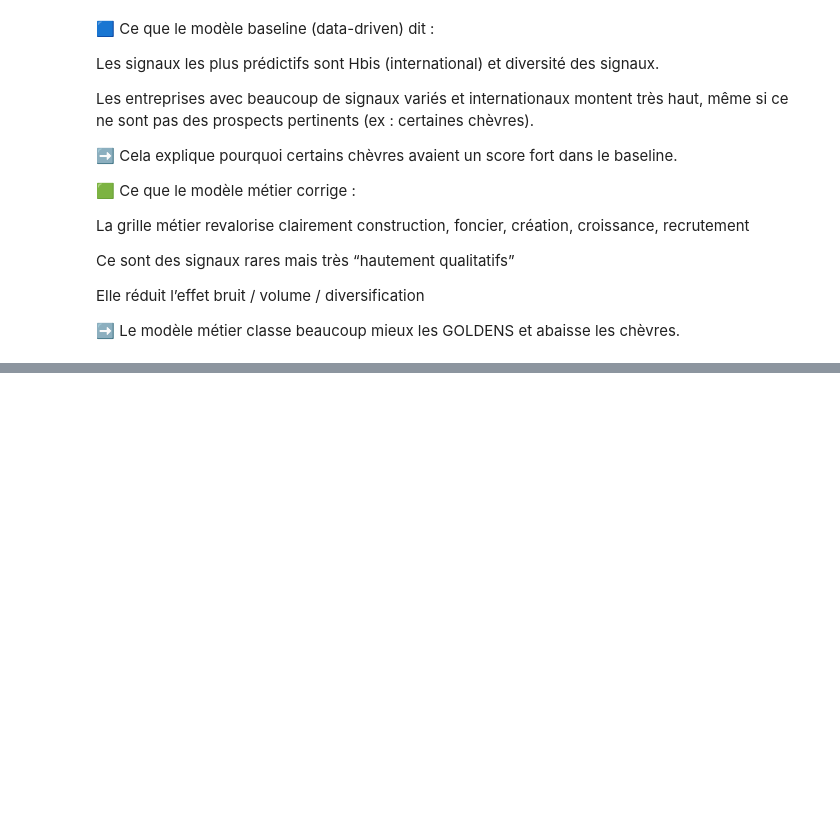
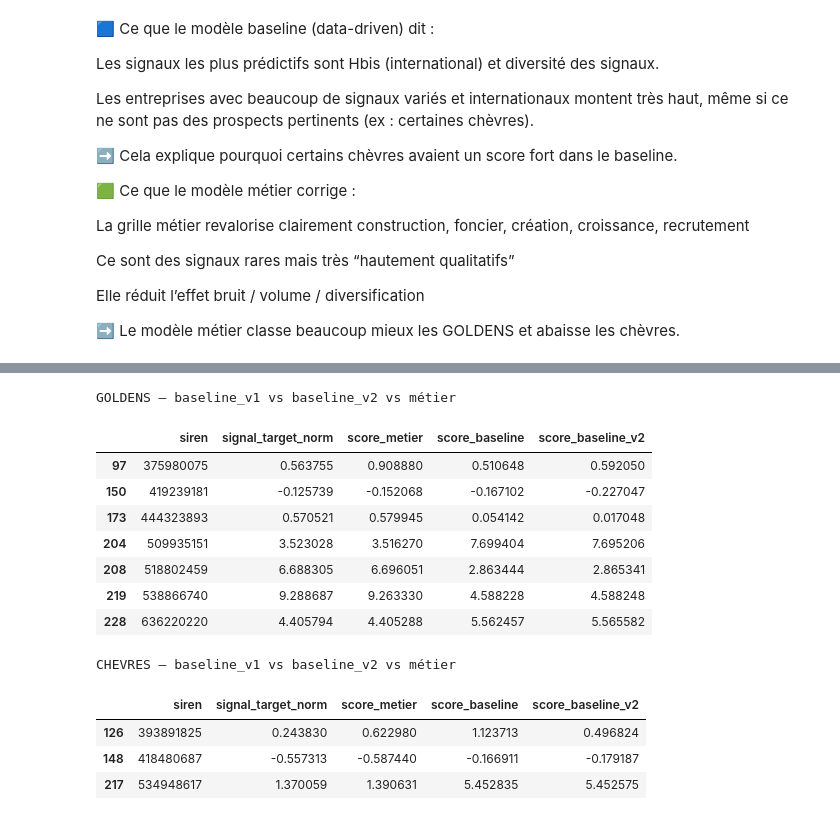
Before and after one commit to dev-labarre/ose-main, a Jupyter notebook: notebooks/Compar_model_metier_vs_model_baseline.ipynb, the cells around one changed output, grey strips where cells are left out. Cells and saved outputs as stored; diff of their text form; code cells hidden in the pictures; blank space fills up the shorter version.

```diff
--- a/notebooks/Compar_model_metier_vs_model_baseline.ipynb
+++ b/notebooks/Compar_model_metier_vs_model_baseline.ipynb
@@ -1147,0 +1220,28 @@ Elle réduit l’effet bruit / volume / diversification
+# %%
+goldens = ["509935151","636220220","538866740","518802459","375980075","444323893","419239181"]
+chevres = ["534948617","393891825","418480687"]
+
+print("GOLDENS — baseline_v1 vs baseline_v2 vs métier")
+display(
+    scores_compare[scores_compare["siren"].isin(goldens)]
+)
+
+print("CHEVRES — baseline_v1 vs baseline_v2 vs métier")
+display(
+    scores_compare[scores_compare["siren"].isin(chevres)]
+)
+# %% [output]
+GOLDENS — baseline_v1 vs baseline_v2 vs métier
+|  | siren | signal_target_norm | score_metier | score_baseline | score_baseline_v2 |
+| 97 | 375980075 | 0.563755 | 0.908880 | 0.510648 | 0.592050 |
+| 150 | 419239181 | -0.125739 | -0.152068 | -0.167102 | -0.227047 |
+| 173 | 444323893 | 0.570521 | 0.579945 | 0.054142 | 0.017048 |
+| 204 | 509935151 | 3.523028 | 3.516270 | 7.699404 | 7.695206 |
+| 208 | 518802459 | 6.688305 | 6.696051 | 2.863444 | 2.865341 |
+| 219 | 538866740 | 9.288687 | 9.263330 | 4.588228 | 4.588248 |
+| 228 | 636220220 | 4.405794 | 4.405288 | 5.562457 | 5.565582 |
+CHEVRES — baseline_v1 vs baseline_v2 vs métier
+|  | siren | signal_target_norm | score_metier | score_baseline | score_baseline_v2 |
+| 126 | 393891825 | 0.243830 | 0.622980 | 1.123713 | 0.496824 |
+| 148 | 418480687 | -0.557313 | -0.587440 | -0.166911 | -0.179187 |
+| 217 | 534948617 | 1.370059 | 1.390631 | 5.452835 | 5.452575 |
```
Also changed, not shown: parts of 10 cells of this notebook, 2 other files.
